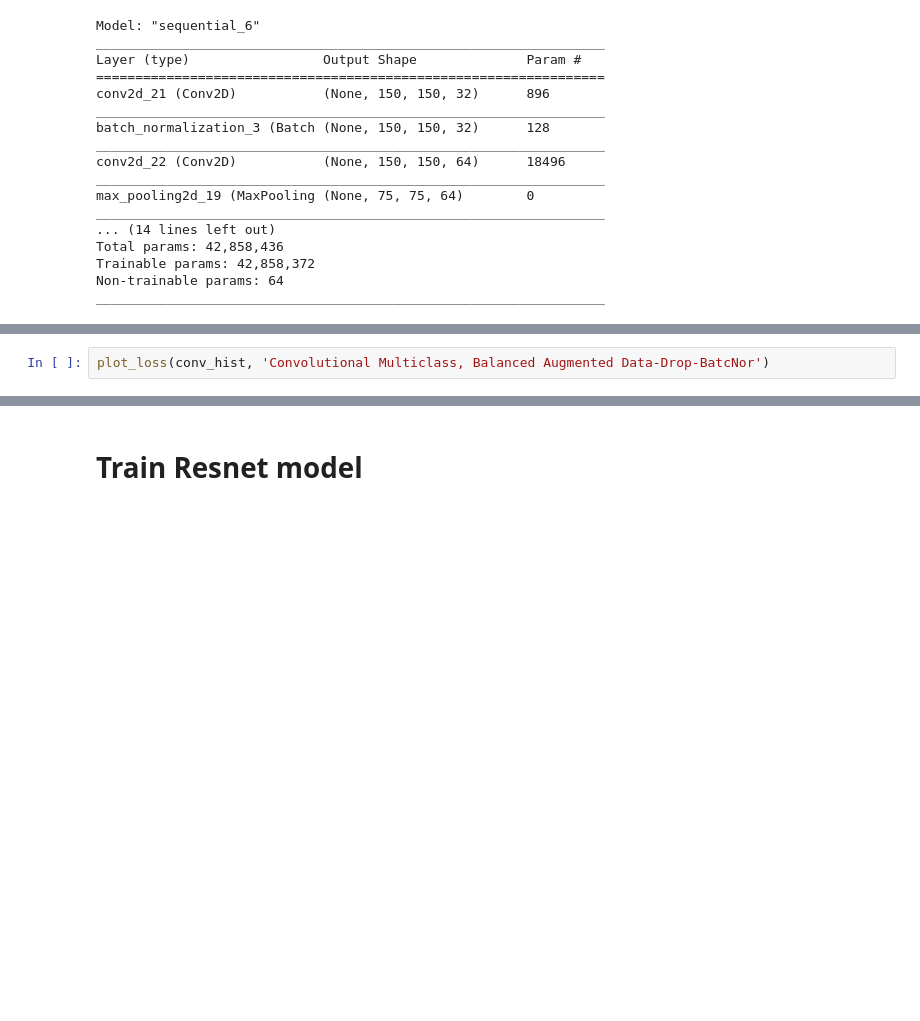
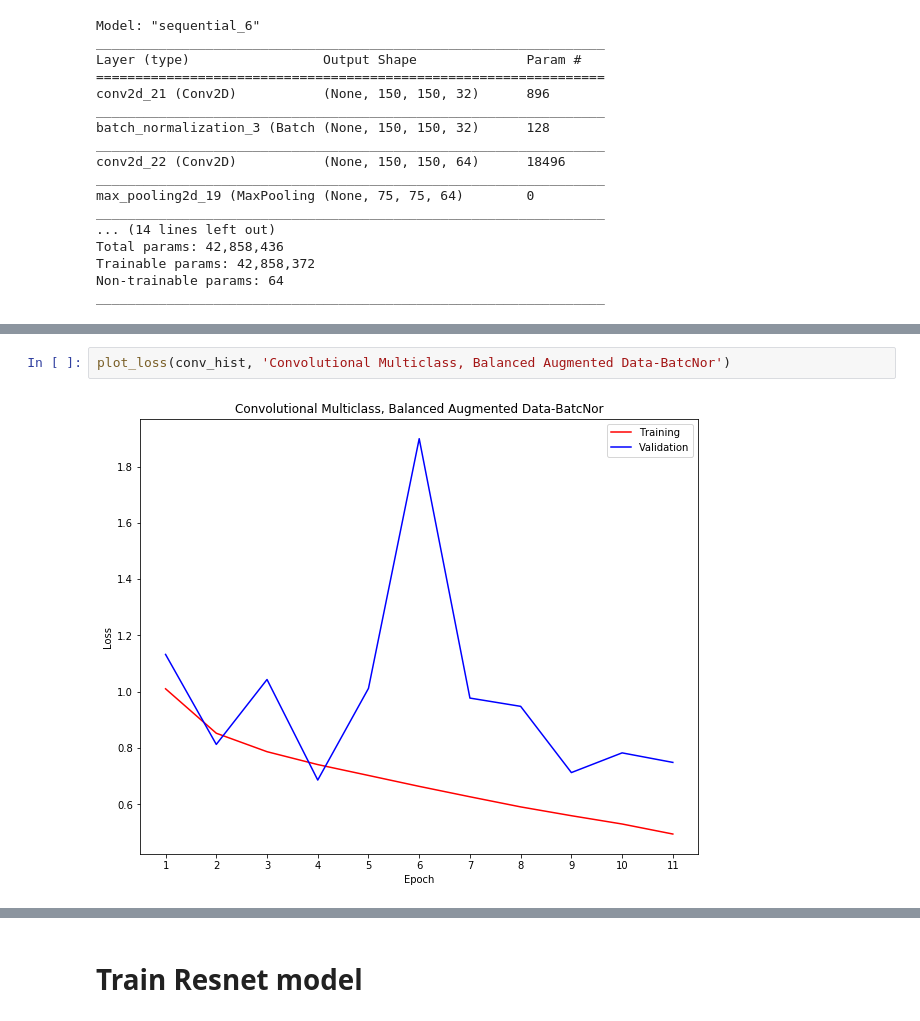
Before and after one commit to carlosezmz/Steel-Defects-Classification, a Jupyter notebook: Experimental_Carlos.ipynb, the cells around one changed output, grey strips where cells are left out. Saved outputs shown, nothing was run; the diff lists cells and outputs as text; blank space fills up the shorter version.

```diff
--- a/Experimental_Carlos.ipynb
+++ b/Experimental_Carlos.ipynb
@@ -1178,4 +1196,6 @@ plot_accuracy(conv_hist, 'Convolutional Multiclass, Balanced Augmented Data-BatN
 # %%
-plot_loss(conv_hist, 'Convolutional Multiclass, Balanced Augmented Data-Drop-BatcNor')
+plot_loss(conv_hist, 'Convolutional Multiclass, Balanced Augmented Data-BatcNor')
+# %% [output]
+[figure, added]
 # %%
 conv_model.evaluate_generator(trn_gen)
```
Also changed, not shown: parts of 24 cells of this notebook, 22 other files.
